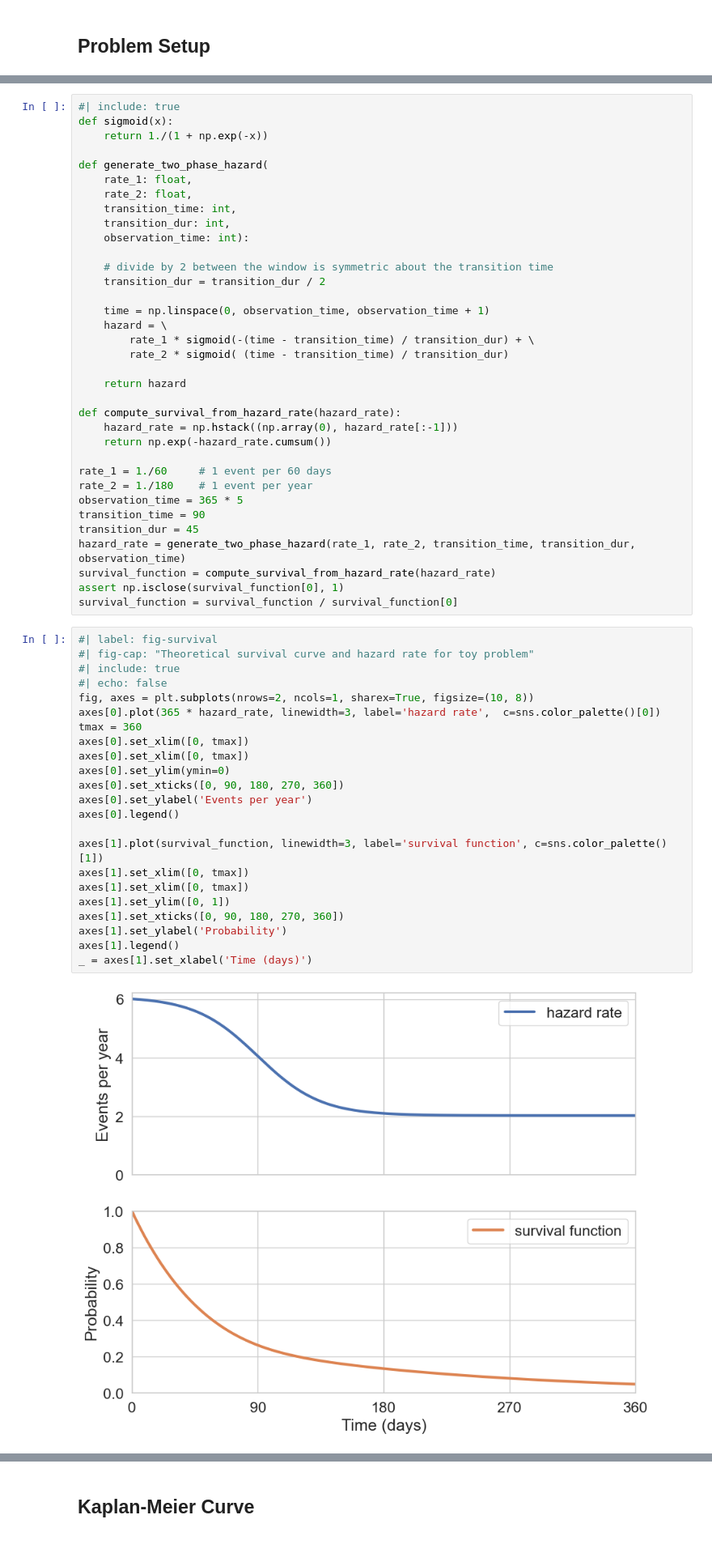
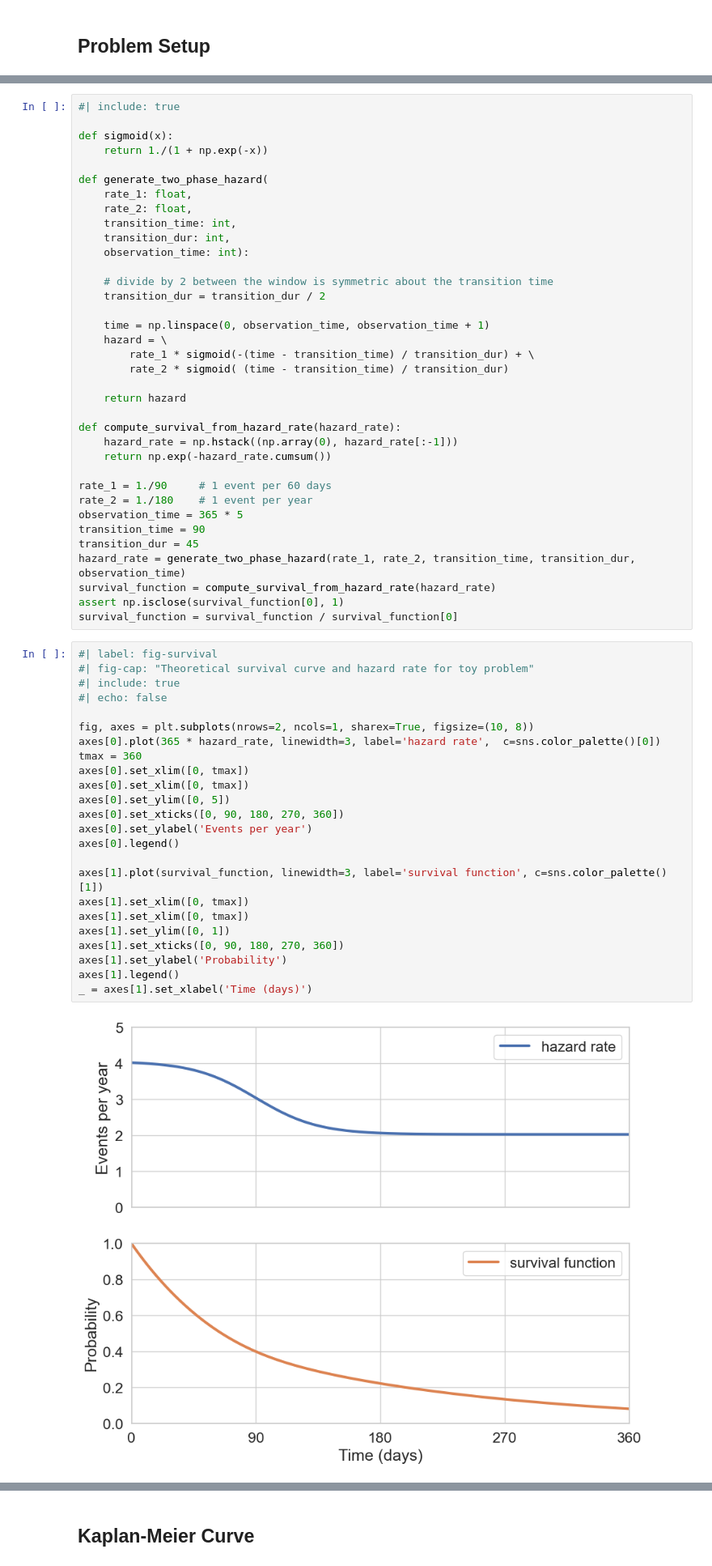
Before and after one commit to sprivite/blog, a Jupyter notebook: blog/kaplan_meier_log_rank.ipynb, the cells around one changed output, grey strips where cells are left out. Shown at 81% size. Saved outputs shown, nothing was run; the diff lists cells and outputs as text.

```diff
--- a/blog/kaplan_meier_log_rank.ipynb
+++ b/blog/kaplan_meier_log_rank.ipynb
@@ -80,5 +41,6 @@ Let's start by simulating patient data with a known survival curve. Since KM is
 # %%
 #| include: true
+
 def sigmoid(x):
     return 1./(1 + np.exp(-x))
 
@@ -103,7 +65,7 @@ def compute_survival_from_hazard_rate(hazard_rate):
     hazard_rate = np.hstack((np.array(0), hazard_rate[:-1]))
     return np.exp(-hazard_rate.cumsum())
 
-rate_1 = 1./60     # 1 event per 60 days
+rate_1 = 1./90     # 1 event per 60 days
 rate_2 = 1./180    # 1 event per year
 observation_time = 365 * 5
 transition_time = 90
@@ -115,26 +77,27 @@ survival_function = survival_function / survival_function[0]
 # %%
 #| label: fig-survival
 #| fig-cap: "Theoretical survival curve and hazard rate for toy problem"
 #| include: true
 #| echo: false
+
 fig, axes = plt.subplots(nrows=2, ncols=1, sharex=True, figsize=(10, 8))
 axes[0].plot(365 * hazard_rate, linewidth=3, label='hazard rate',  c=sns.color_palette()[0])
 tmax = 360
 axes[0].set_xlim([0, tmax])
 axes[0].set_xlim([0, tmax])
-axes[0].set_ylim(ymin=0)
+axes[0].set_ylim([0, 5])
 axes[0].set_xticks([0, 90, 180, 270, 360])
 axes[0].set_ylabel('Events per year')
 axes[0].legend()
 
 axes[1].plot(survival_function, linewidth=3, label='survival function', c=sns.color_palette()[1])
 axes[1].set_xlim([0, tmax])
 axes[1].set_xlim([0, tmax])
 axes[1].set_ylim([0, 1])
 axes[1].set_xticks([0, 90, 180, 270, 360])
 axes[1].set_ylabel('Probability')
 axes[1].legend()
 _ = axes[1].set_xlabel('Time (days)')
 # %% [output]
-[figure, old version]
+[figure, new version]
 # %% [markdown]
```
Also changed, not shown: parts of 21 cells of this notebook, 8 other files.
